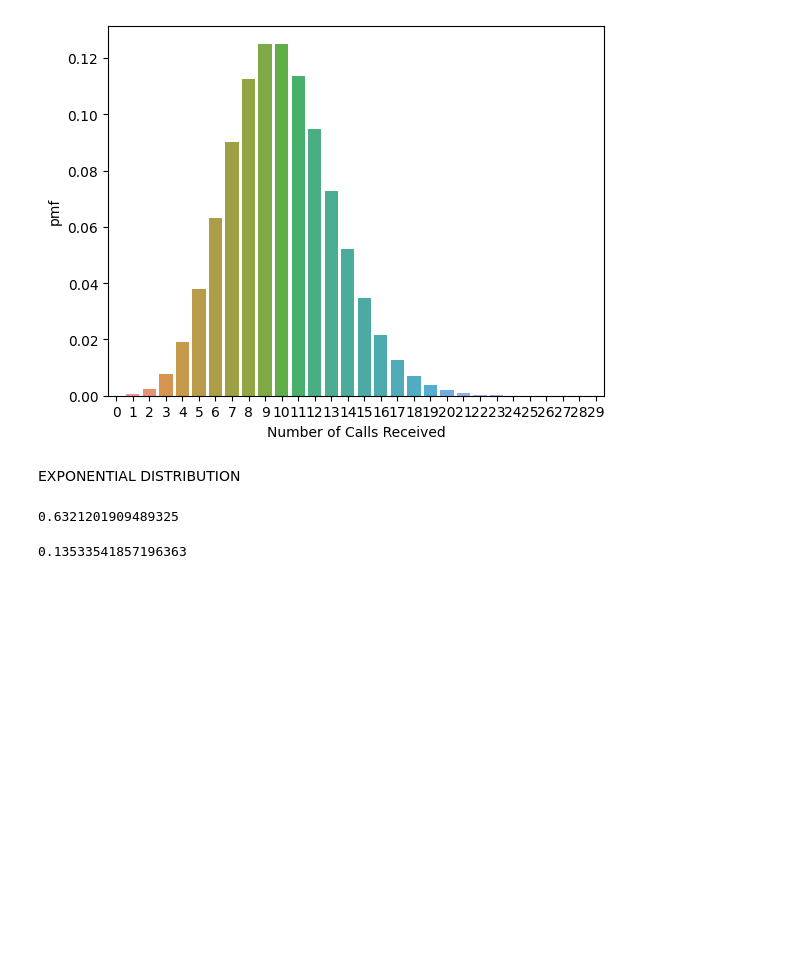
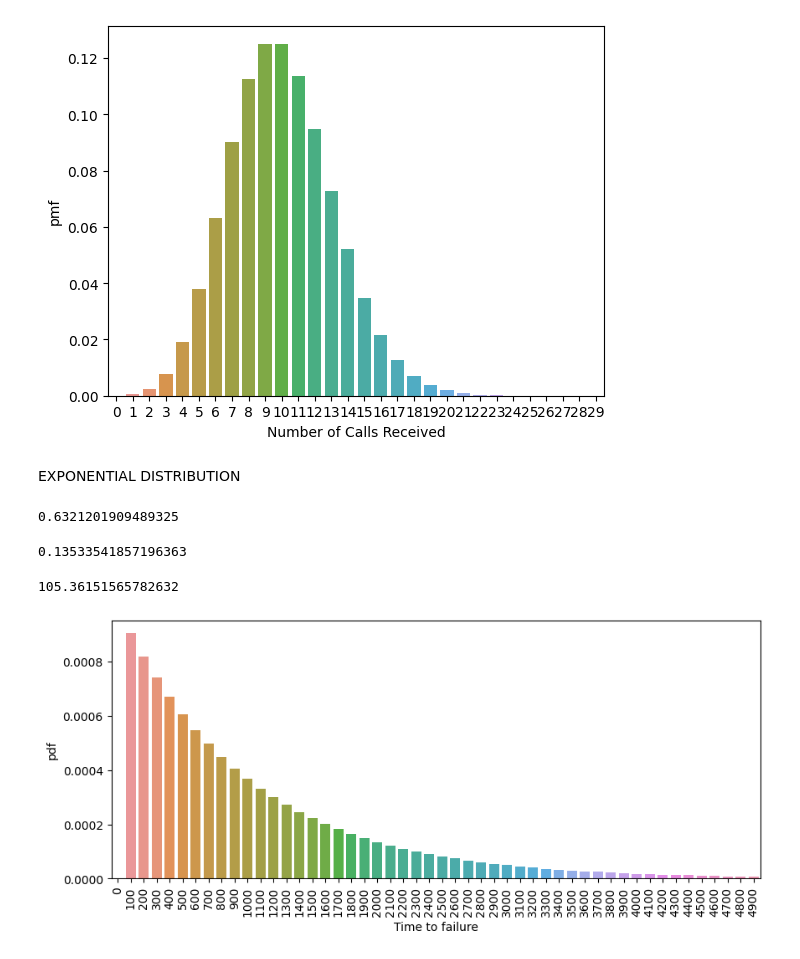
Before and after one commit to luanlimasoueu/analise-de-dados, a Jupyter notebook: livros/Fundamentals-of-AIML-text-book-4/3_capitulo/3_capitulo.ipynb, the cells around one changed output. Cells and saved outputs as stored; diff of their text form; code cells hidden in the pictures; blank space fills up the shorter version.

```diff
--- a/livros/Fundamentals-of-AIML-text-book-4/3_capitulo/3_capitulo.ipynb
+++ b/livros/Fundamentals-of-AIML-text-book-4/3_capitulo/3_capitulo.ipynb
@@ -70,3 +70,21 @@ loc = 1/1000,
 scale = 1000)
 # %% [output]
 0.13533541857196363
+# %%
+stats.expon.ppf(.1,
+loc = 1/1000,
+scale = 1000)
+# %% [output]
+105.36151565782632
+# %%
+pdf_df = pd.DataFrame({ 'success': range(0,5000, 100),
+'pdf':
+list(stats.expon.pdf( range(0, 5000, 100),
+loc = 1/1000,
+scale = 1000))})
+plt.figure(figsize=(10,4))
+sn.barplot(x = pdf_df.success, y = pdf_df.pdf)
+plt.xticks(rotation=90);
+plt.xlabel('Time to failure');
+# %% [output]
+[figure, added]
```
Also changed, not shown: parts of 1 cell of this notebook.
